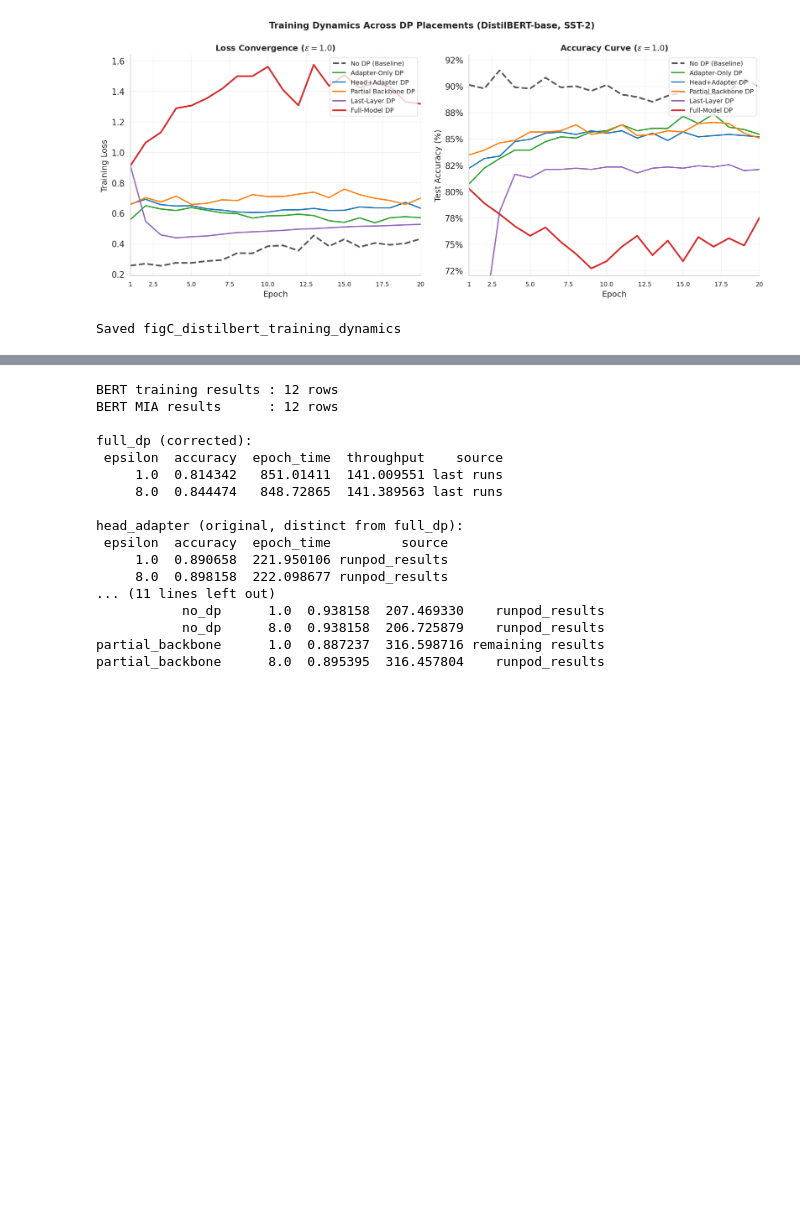
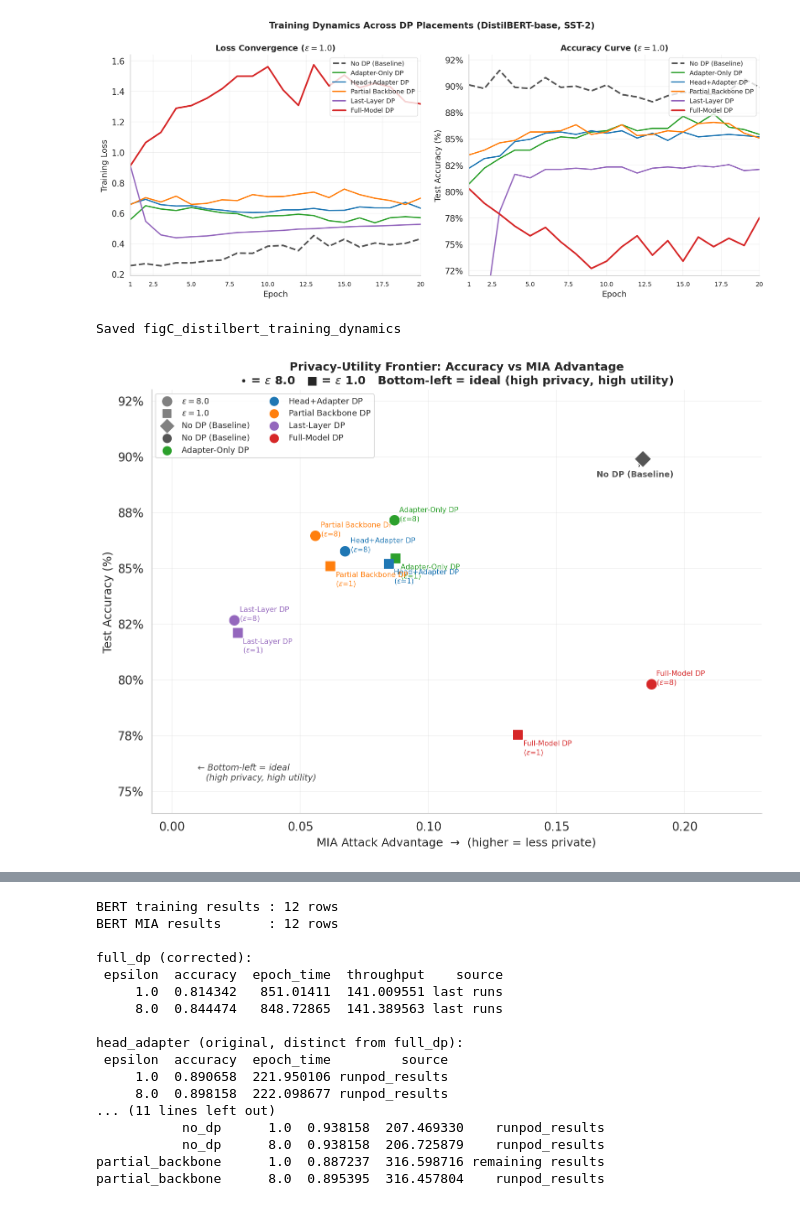
Before and after one commit to samilnamli/dp-peft-research, a Jupyter notebook: notebooks/distilbert_analysis.ipynb, the cells around one changed output, grey strips where cells are left out. Drawn from its saved outputs; the diff is of its cells as text; code cells hidden in the pictures; blank space fills up the shorter version.

Commit message:
Add figD: DistilBERT privacy-utility frontier scatter (accuracy vs MIA advantage)

```diff
--- a/notebooks/distilbert_analysis.ipynb
+++ b/notebooks/distilbert_analysis.ipynb
@@ -785,3 +785,95 @@ print('Saved figC_distilbert_training_dynamics')
 # %% [output]
 [figure]
 Saved figC_distilbert_training_dynamics
+# %%
+## Figure D — Privacy-Utility Pareto Frontier (DistilBERT · SST-2)
+# X = MIA Advantage, Y = Accuracy. Circles = ε=8 (more informative), Squares = ε=1.
+# Ideal = bottom-left (high accuracy, low advantage).
+
+nodp_acc = float(train_df[(train_df.peft=='adapter') & (train_df.placement=='no_dp')].iloc[0]['accuracy']) * 100
+nodp_adv = float(mia_df[(mia_df.peft=='adapter') & (mia_df.placement=='no_dp')].iloc[0]['advantage'])
+
+EPS_STYLES = [
+    (8.0, 'o', 140, r'$\varepsilon = 8.0$'),
+    (1.0, 's',  90, r'$\varepsilon = 1.0$'),
+]
+
+fig, ax = plt.subplots(figsize=(10, 7.5))
+
+for eps_val, marker, ms, legend_lbl in EPS_STYLES:
+    for p in PLACEMENT_ORDER:
+        if p == 'no_dp':
+            continue
+        tr = train_df[(train_df.peft=='adapter') & (train_df.placement==p) & (train_df.epsilon==eps_val)]
+        mr = mia_df[(mia_df.peft=='adapter')  & (mia_df.placement==p)  & (mia_df.epsilon==eps_val)]
+        if tr.empty or mr.empty:
+            continue
+        acc = float(tr.iloc[0]['accuracy']) * 100
+        adv = float(mr.iloc[0]['advantage'])
+
+        ax.scatter(adv, acc,
+                   color=COLORS[p], marker=marker, s=ms,
+                   zorder=5, linewidths=0.8,
+                   edgecolors='white' if marker == 'o' else COLORS[p])
+
+        eps_lbl = r'($\varepsilon$=' + f'{eps_val:.0f}' + ')'
+        x_off = 0.002
+        y_off = 0.25 if marker == 'o' else -0.6
+        ax.annotate(
+            f'{LABELS[p]}\n{eps_lbl}',
+            xy=(adv, acc),
+            xytext=(adv + x_off, acc + y_off),
+            fontsize=7.5,
+            color=COLORS[p],
+            va='center',
+        )
+
+ax.scatter(nodp_adv, nodp_acc,
+           color=COLORS['no_dp'], marker='D', s=160,
+           zorder=6, edgecolors='white', linewidths=0.8)
+ax.annotate(
+    f'No DP (Baseline)',
+    xy=(nodp_adv, nodp_acc),
+    xytext=(nodp_adv - 0.018, nodp_acc - 0.8),
+    fontsize=8.5, fontweight='bold', color=COLORS['no_dp'],
+    arrowprops=dict(arrowstyle='->', color=COLORS['no_dp'], lw=1.2),
+)
+
+legend_handles = [
+    plt.scatter([], [], marker='o', s=100, color='gray', label=EPS_STYLES[0][3]),
+    plt.scatter([], [], marker='s', s=70,  color='gray', label=EPS_STYLES[1][3]),
+    plt.scatter([], [], marker='D', s=100, color='gray', label='No DP (Baseline)'),
+]
+for p in PLACEMENT_ORDER:
+    legend_handles.append(
+        plt.scatter([], [], marker='o', s=80, color=COLORS[p], label=LABELS[p])
+    )
+
+ax.legend(handles=legend_handles, fontsize=8.5, ncol=2,
+          loc='upper left', framealpha=0.85)
+
+ax.set_xlabel('MIA Attack Advantage  →  (higher = less private)', fontsize=12)
+ax.set_ylabel('Test Accuracy (%)', fontsize=12)
+ax.yaxis.set_major_formatter(plt.FuncFormatter(lambda v, _: f'{v:.0f}%'))
+ax.set_xlim(-0.008, 0.23)
+ax.set_ylim(74, 93)
+
+ax.annotate('← Bottom-left = ideal\n   (high privacy, high utility)',
+            xy=(0.01, 75.5), fontsize=9, color='#444444', style='italic')
+
+ax.set_title(
+    'Privacy-Utility Frontier: Accuracy vs MIA Advantage\n'
+    r'$\bullet$ = $\varepsilon$ 8.0   $\blacksquare$ = $\varepsilon$ 1.0'
+    '   Bottom-left = ideal (high privacy, high utility)',
+    fontsize=12, fontweight='bold',
+)
+ax.grid(True, alpha=0.25)
+sns.despine()
+
+plt.tight_layout()
+plt.savefig(FIGS / 'figD_distilbert_privacy_utility_frontier.pdf')
+plt.savefig(FIGS / 'figD_distilbert_privacy_utility_frontier.png')
+plt.show()
+print('Saved figD_distilbert_privacy_utility_frontier')
+# %% [output]
+[figure, added]
```
Also changed, not shown: parts of 1 cell of this notebook, 2 other files.
